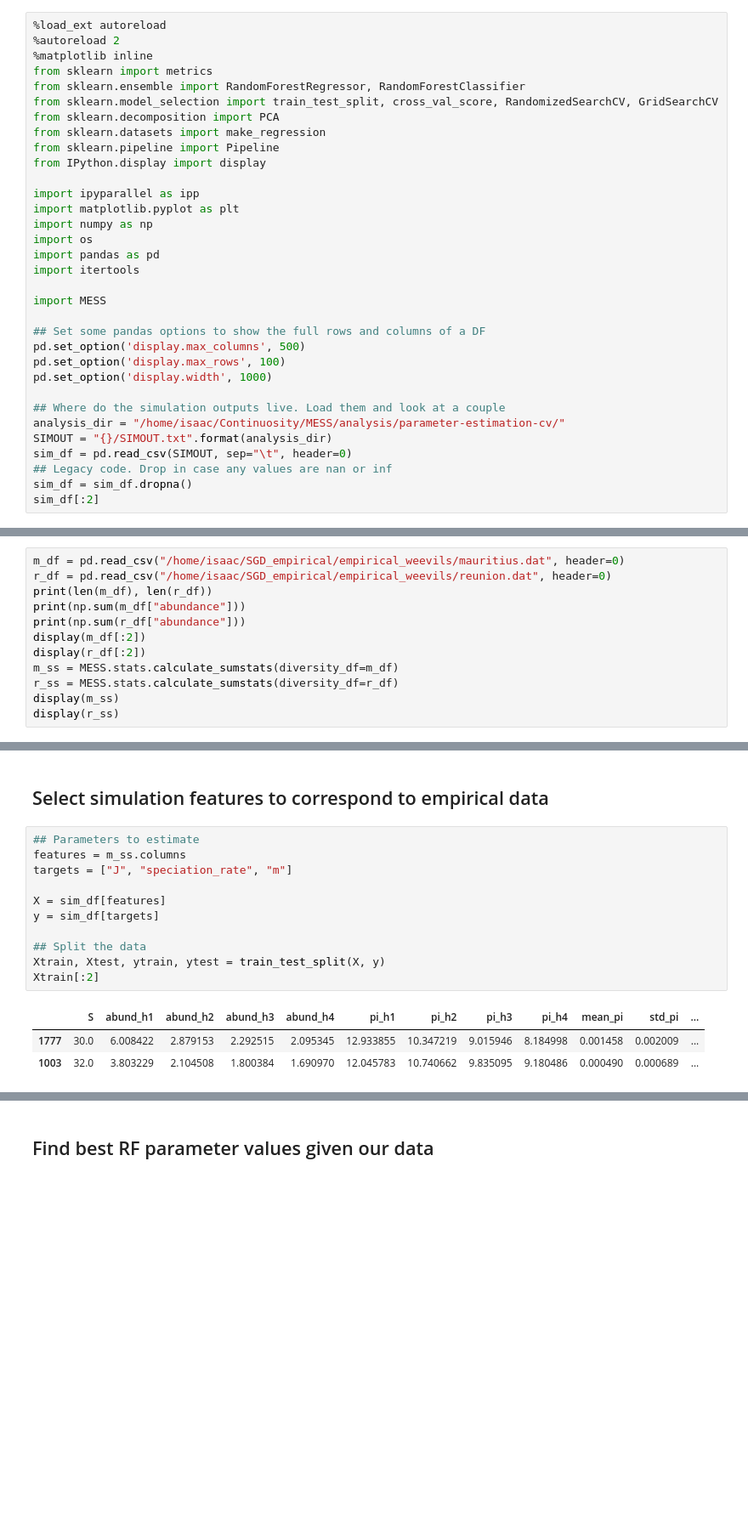
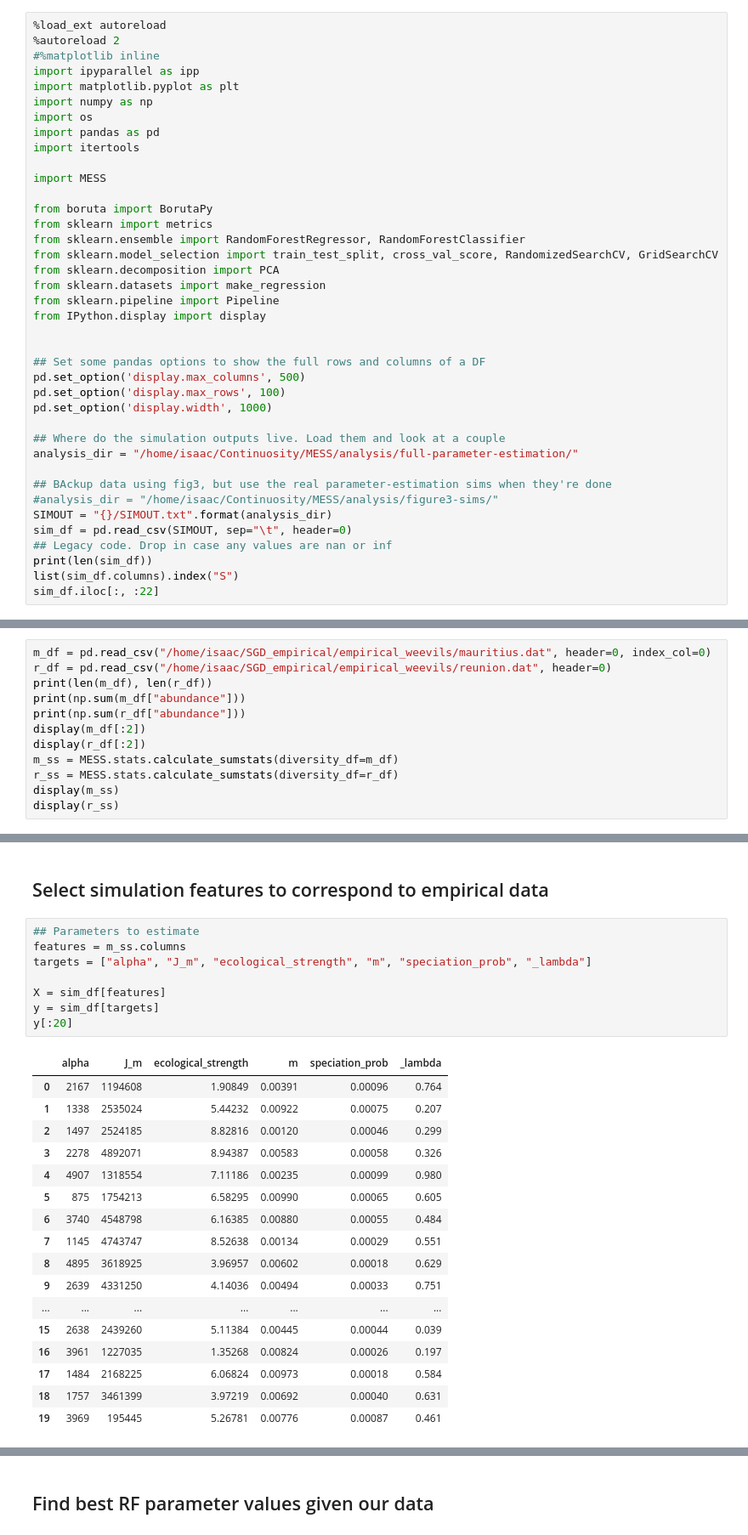
Before and after one commit to messDiv/MESS, a Jupyter notebook: jupyter-notebooks/ml/RF-Weevil-testing.ipynb, the cells around one changed output, grey strips where cells are left out. Shown at 85% size. Saved outputs shown, nothing was run; the diff lists cells and outputs as text; blank space fills up the shorter version.

```diff
--- a/jupyter-notebooks/ml/RF-Weevil-testing.ipynb
+++ b/jupyter-notebooks/ml/RF-Weevil-testing.ipynb
@@ -1,15 +10,7 @@
 # %%
 %load_ext autoreload
 %autoreload 2
-%matplotlib inline
-from sklearn import metrics
-from sklearn.ensemble import RandomForestRegressor, RandomForestClassifier
-from sklearn.model_selection import train_test_split, cross_val_score, RandomizedSearchCV, GridSearchCV
-from sklearn.decomposition import PCA
-from sklearn.datasets import make_regression
-from sklearn.pipeline import Pipeline
-from IPython.display import display
-
+#%matplotlib inline
 import ipyparallel as ipp
 import matplotlib.pyplot as plt
 import numpy as np
@@ -19,18 +20,32 @@ import itertools
 
 import MESS
 
+from boruta import BorutaPy
+from sklearn import metrics
+from sklearn.ensemble import RandomForestRegressor, RandomForestClassifier
+from sklearn.model_selection import train_test_split, cross_val_score, RandomizedSearchCV, GridSearchCV
+from sklearn.decomposition import PCA
+from sklearn.datasets import make_regression
+from sklearn.pipeline import Pipeline
+from IPython.display import display
+
+
 ## Set some pandas options to show the full rows and columns of a DF
 pd.set_option('display.max_columns', 500)
 pd.set_option('display.max_rows', 100)
 pd.set_option('display.width', 1000)
 
 ## Where do the simulation outputs live. Load them and look at a couple
-analysis_dir = "/home/isaac/Continuosity/MESS/analysis/parameter-estimation-cv/"
+analysis_dir = "/home/isaac/Continuosity/MESS/analysis/full-parameter-estimation/"
+
+## BAckup data using fig3, but use the real parameter-estimation sims when they're done
+#analysis_dir = "/home/isaac/Continuosity/MESS/analysis/figure3-sims/"
 SIMOUT = "{}/SIMOUT.txt".format(analysis_dir)
 sim_df = pd.read_csv(SIMOUT, sep="\t", header=0)
 ## Legacy code. Drop in case any values are nan or inf
-sim_df = sim_df.dropna()
-sim_df[:2]
+print(len(sim_df))
+list(sim_df.columns).index("S")
+sim_df.iloc[:, :22]
 # %% [output]
 The autoreload extension is already loaded. To reload it, use:
   %reload_ext autoreload
@@ -40,7 +71,7 @@ The autoreload extension is already loaded. To reload it, use:
 # %% [markdown]
 ## Load weevil data for mauritius and reunion and get summary stats
 # %%
-m_df = pd.read_csv("/home/isaac/SGD_empirical/empirical_weevils/mauritius.dat", header=0)
+m_df = pd.read_csv("/home/isaac/SGD_empirical/empirical_weevils/mauritius.dat", header=0, index_col=0)
 r_df = pd.read_csv("/home/isaac/SGD_empirical/empirical_weevils/reunion.dat", header=0)
 print(len(m_df), len(r_df))
 print(np.sum(m_df["abundance"]))
@@ -70,15 +101,26 @@ display(r_ss)
 # %%
 ## Parameters to estimate
 features = m_ss.columns
-targets = ["J", "speciation_rate", "m"]
+targets = ["alpha", "J_m", "ecological_strength", "m", "speciation_prob", "_lambda"]
 
 X = sim_df[features]
 y = sim_df[targets]
-
-## Split the data
-Xtrain, Xtest, ytrain, ytest = train_test_split(X, y)
-Xtrain[:2]
+y[:20]
 # %% [output]
-|  | S | abund_h1 | abund_h2 | abund_h3 | abund_h4 | pi_h1 | pi_h2 | pi_h3 | pi_h4 | mean_pi | std_pi | ... |
-| 1777 | 30.0 | 6.008422 | 2.879153 | 2.292515 | 2.095345 | 12.933855 | 10.347219 | 9.015946 | 8.184998 | 0.001458 | 0.002009 | ... |
-| 1003 | 32.0 | 3.803229 | 2.104508 | 1.800384 | 1.690970 | 12.045783 | 10.740662 | 9.835095 | 9.180486 | 0.000490 | 0.000689 | ... |
+|  | alpha | J_m | ecological_strength | m | speciation_prob | _lambda |
+| 0 | 2167 | 1194608 | 1.90849 | 0.00391 | 0.00096 | 0.764 |
+| 1 | 1338 | 2535024 | 5.44232 | 0.00922 | 0.00075 | 0.207 |
+| 2 | 1497 | 2524185 | 8.82816 | 0.00120 | 0.00046 | 0.299 |
+| 3 | 2278 | 4892071 | 8.94387 | 0.00583 | 0.00058 | 0.326 |
+| 4 | 4907 | 1318554 | 7.11186 | 0.00235 | 0.00099 | 0.980 |
+| 5 | 875 | 1754213 | 6.58295 | 0.00990 | 0.00065 | 0.605 |
+| 6 | 3740 | 4548798 | 6.16385 | 0.00880 | 0.00055 | 0.484 |
+| 7 | 1145 | 4743747 | 8.52638 | 0.00134 | 0.00029 | 0.551 |
+| 8 | 4895 | 3618925 | 3.96957 | 0.00602 | 0.00018 | 0.629 |
+| 9 | 2639 | 4331250 | 4.14036 | 0.00494 | 0.00033 | 0.751 |
+| ... | ... | ... | ... | ... | ... | ... |
+| 15 | 2638 | 2439260 | 5.11384 | 0.00445 | 0.00044 | 0.039 |
+| 16 | 3961 | 1227035 | 1.35268 | 0.00824 | 0.00026 | 0.197 |
+| 17 | 1484 | 2168225 | 6.06824 | 0.00973 | 0.00018 | 0.584 |
+| 18 | 1757 | 3461399 | 3.97219 | 0.00692 | 0.00040 | 0.631 |
+| 19 | 3969 | 195445 | 5.26781 | 0.00776 | 0.00087 | 0.461 |
```
Also changed, not shown: parts of 11 cells of this notebook, 5 other files.
